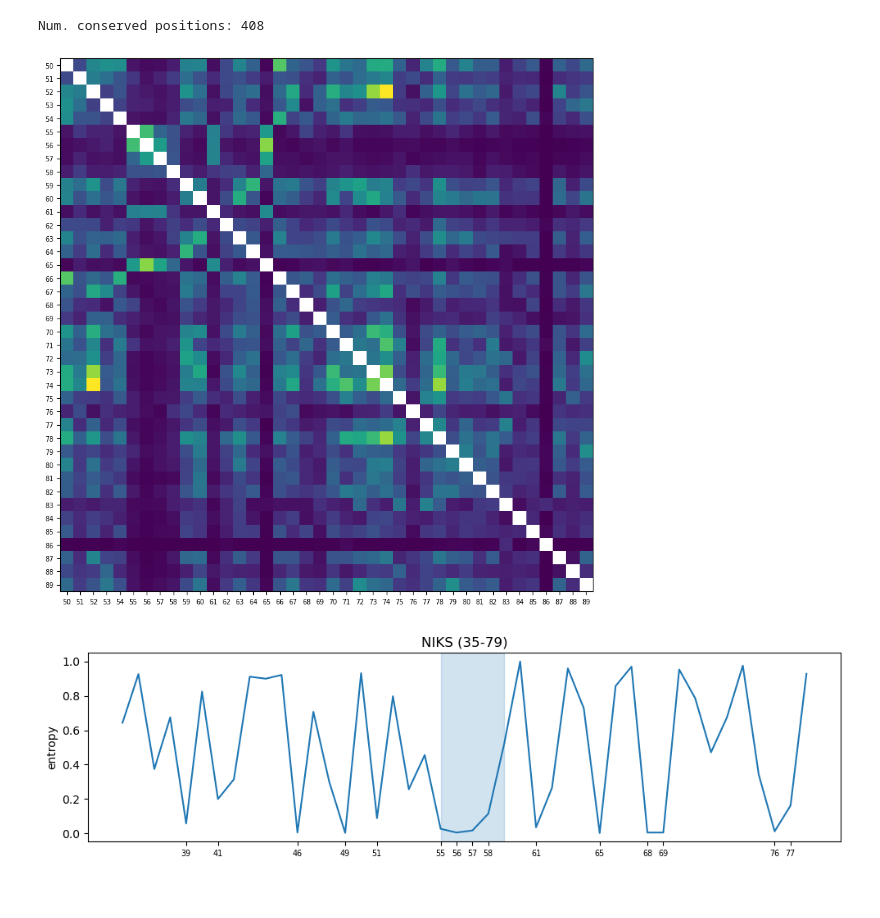
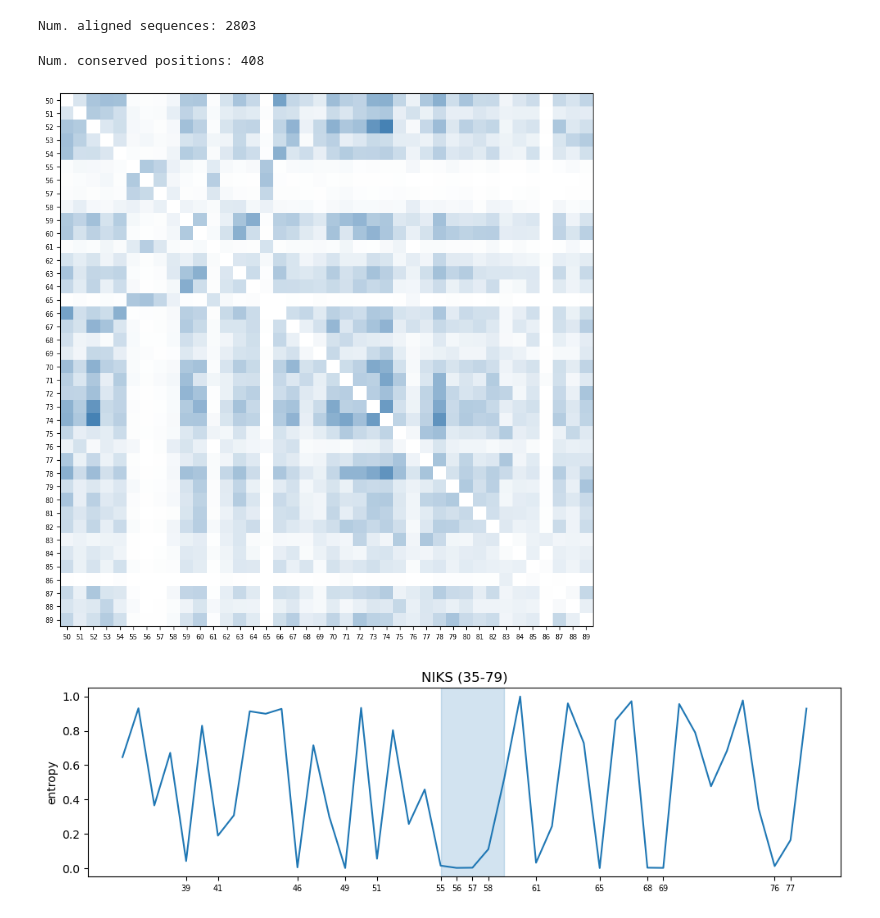
Before and after one commit to pipparichter/pyrrolysine, a Jupyter notebook: notebooks/niks.ipynb, the cells around one changed output. Drawn from its saved outputs; the diff is of its cells as text; code cells hidden in the pictures.

```diff
--- a/notebooks/niks.ipynb
+++ b/notebooks/niks.ipynb
@@ -36,6 +35,9 @@ def load_msa(path:str='../data/arf1_cleaned.afa', ids:list=arf1_df.index):
     return msa_df.index.values, np.array(msa_arr)
 
 index, alignment = load_msa()
+print('Num. aligned sequences:', len(alignment))
+# %% [output]
+Num. aligned sequences: 2803
 # %%
 conservation_threshold = 0.8
 # Flag conserved positions as those where at least 80 percent of the sequences do not have a gap.
@@ -44,18 +46,24 @@ is_conserved = lambda col : (col != '-').astype(int).mean() > conservation_thres
 conserved_positions = np.where([is_conserved(col) for col in alignment.T])[0]
 print('Num. conserved positions:', len(conserved_positions))
 
-alignment = alignment[:, conserved_positions]
-
+alignment = alignment[:, conserved_positions] # Ignore the extra junk in the alignment.
 seq = ''.join(alignment[0]) # The first entry in the alignment has the canonical NIKS domain and YXCXXXF.
 
 niks_match = re.search(niks_domain, seq)
 ycf_match = re.search(ycf_domain, seq, flags=re.DOTALL)
 
-niks_start, niks_stop = niks_match.start(), niks_match.end()
-ycf_start, ycf_stop = ycf_match.start(), ycf_match.end()
+start, stop = niks_match.start(), niks_match.end()
+# ycf_start, ycf_stop = ycf_match.start(), ycf_match.end()
 
 # There are some clear outliers, potentially worth discarding for a better alignment.
 # %% [output]
 Num. conserved positions: 408
 # %%
-h = mutual_information(alignment)
+if not os.path.exists('../data/mutual_information.txt'):
+    h = mutual_information(alignment)
+    h[h == 1] = np.nan
+    with open('../data/mutual_information.txt', 'w') as f:
+        np.savetxt(f, h)
+else:
+    with open('../data/mutual_information.txt', 'r') as f:
+        h = np.loadtxt(f)
@@ -64,9 +70,13 @@ h[h == 1] = np.nan
 # %%
-start, stop = 50, 90
-fig, ax = plt.subplots(figsize=(10, 10))
-plt.imshow(h[start:stop, start:stop])
-ax.set_xticks(np.arange(stop - start), labels=np.arange(start, stop), fontsize='x-small')
-ax.set_yticks(np.arange(stop - start), labels=np.arange(start, stop), fontsize='x-small')
-plt.show()
+def figure(h:np.ndarray, start=50, stop=90):
+    cmap = matplotlib.colors.LinearSegmentedColormap.from_list('palette', ['white', 'steelblue'])
+
+    fig, ax = plt.subplots(figsize=(10, 10))
+    plt.imshow(h[start:stop, start:stop], cmap=cmap)
+    ax.set_xticks(np.arange(stop - start), labels=np.arange(start, stop), fontsize='x-small')
+    ax.set_yticks(np.arange(stop - start), labels=np.arange(start, stop), fontsize='x-small')
+    plt.show()
+
+figure(h)
 # %% [output]
-[figure, old version]
+[figure, new version]
```
Also changed, not shown: parts of 15 cells of this notebook, 6 other files.
